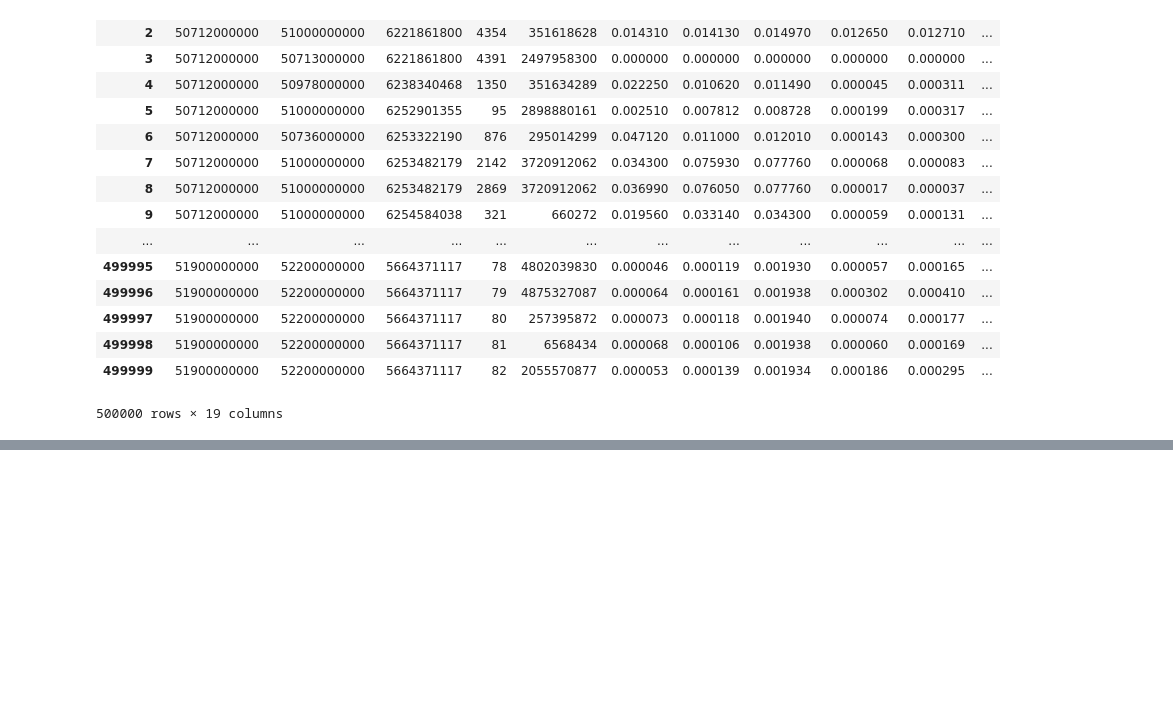
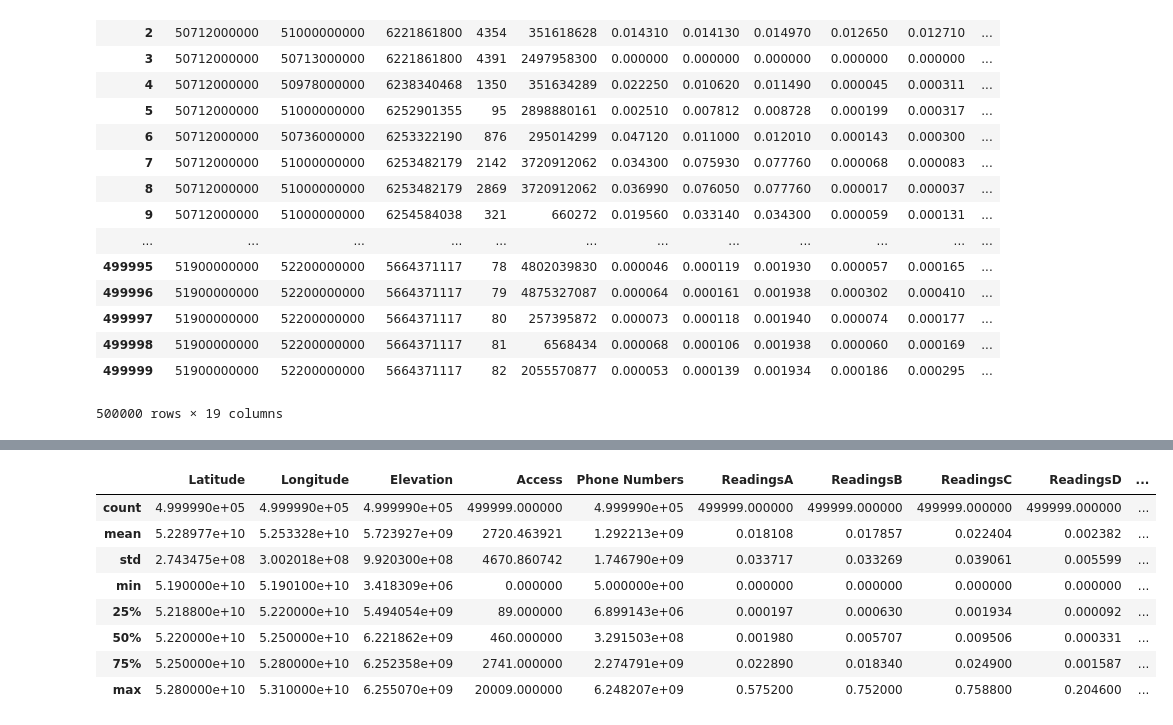
Before and after one commit to zwala/Assignments_PythonClass, a Jupyter notebook: Assignment.ipynb, the cells around one changed output, grey strips where cells are left out. Saved outputs shown, nothing was run; the diff lists cells and outputs as text; code cells hidden in the pictures; blank space fills up the shorter version.

```diff
--- a/Assignment.ipynb
+++ b/Assignment.ipynb
@@ -25,0 +189,14 @@ sheet1
+# %%
+desc_df=sheet2.describe()
+# %%
+desc_df
+# %% [output]
+|  | Latitude | Longitude | Elevation | Access | Phone Numbers | ReadingsA | ReadingsB | ReadingsC | ReadingsD | ... |
+| count | 4.999990e+05 | 4.999990e+05 | 4.999990e+05 | 499999.000000 | 4.999990e+05 | 499999.000000 | 499999.000000 | 499999.000000 | 499999.000000 | ... |
+| mean | 5.228977e+10 | 5.253328e+10 | 5.723927e+09 | 2720.463921 | 1.292213e+09 | 0.018108 | 0.017857 | 0.022404 | 0.002382 | ... |
+| std | 2.743475e+08 | 3.002018e+08 | 9.920300e+08 | 4670.860742 | 1.746790e+09 | 0.033717 | 0.033269 | 0.039061 | 0.005599 | ... |
+| min | 5.190000e+10 | 5.190100e+10 | 3.418309e+06 | 0.000000 | 5.000000e+00 | 0.000000 | 0.000000 | 0.000000 | 0.000000 | ... |
+| 25% | 5.218800e+10 | 5.220000e+10 | 5.494054e+09 | 89.000000 | 6.899143e+06 | 0.000197 | 0.000630 | 0.001934 | 0.000092 | ... |
+| 50% | 5.220000e+10 | 5.250000e+10 | 6.221862e+09 | 460.000000 | 3.291503e+08 | 0.001980 | 0.005707 | 0.009506 | 0.000331 | ... |
+| 75% | 5.250000e+10 | 5.280000e+10 | 6.252358e+09 | 2741.000000 | 2.274791e+09 | 0.022890 | 0.018340 | 0.024900 | 0.001587 | ... |
+| max | 5.280000e+10 | 5.310000e+10 | 6.255070e+09 | 20009.000000 | 6.248207e+09 | 0.575200 | 0.752000 | 0.758800 | 0.204600 | ... |
```
Also changed, not shown: parts of 24 cells of this notebook.
